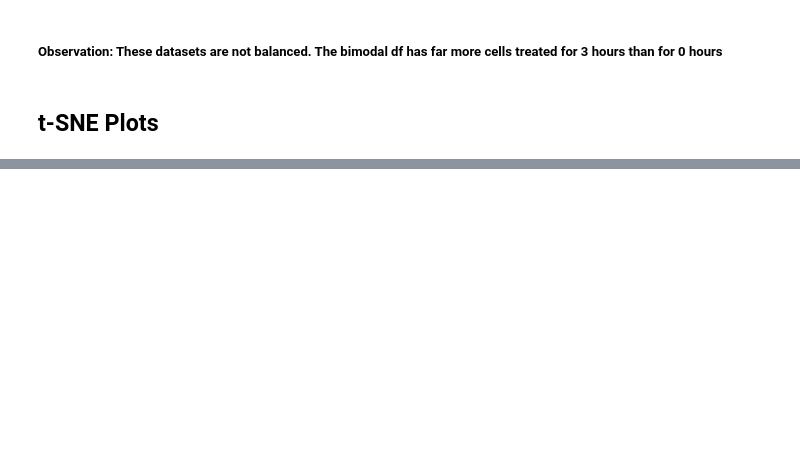
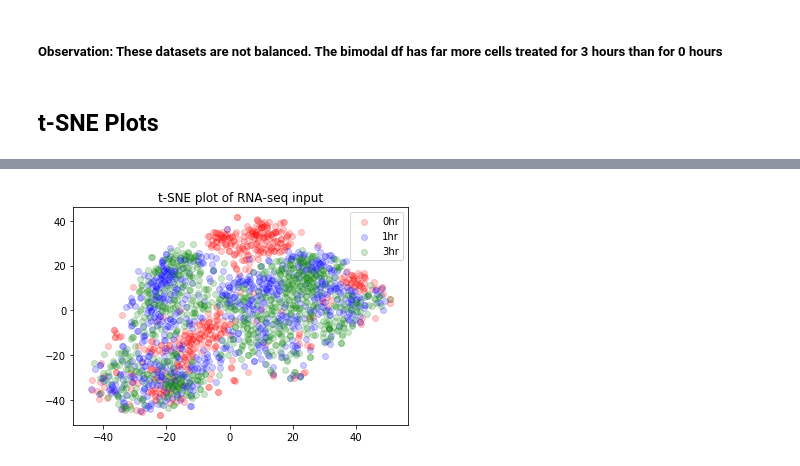
Before and after one commit to taylormjs/cell-type-classifier, a Jupyter notebook: visualize_data.ipynb, the cells around one changed output, grey strips where cells are left out. Saved outputs shown, nothing was run; the diff lists cells and outputs as text; code cells hidden in the pictures; blank space fills up the shorter version.

```diff
--- a/visualize_data.ipynb
+++ b/visualize_data.ipynb
@@ -254,11 +257,12 @@ Text(0.5, 1.0, 't-SNE plot of ATAC-seq input')
 # %%
 ''' Plot t-SNE plots '''
-rna_0 = rna_labels == 0
-rna_1 = rna_labels == 1
-rna_3 = rna_labels == 3
+rna_0 = rna_labels == '0.0'
+rna_1 = rna_labels == '1.0'
+rna_3 = rna_labels == '3.0'
 # %%
 plt.scatter(rna_embedded[rna_0][:,0], rna_embedded[rna_0][:,1],color='red', alpha=0.2)
 plt.scatter(rna_embedded[rna_1][:,0], rna_embedded[rna_1][:,1],color='blue', alpha=0.2)
 plt.scatter(rna_embedded[rna_3][:,0], rna_embedded[rna_3][:,1],color='green', alpha=0.2)
 plt.title('t-SNE plot of RNA-seq input');
+plt.legend(['0hr', '1hr', '3hr']);
 # %% [output]
@@ -266,2 +269,3 @@ SyntaxError: invalid syntax (<ipython-input-16-2cc780975bd6>, line 4)
+[figure, added]
 # %%
 ''' Plot t-SNE plots '''
```
Also changed, not shown: parts of 13 cells of this notebook, 4 other files.
